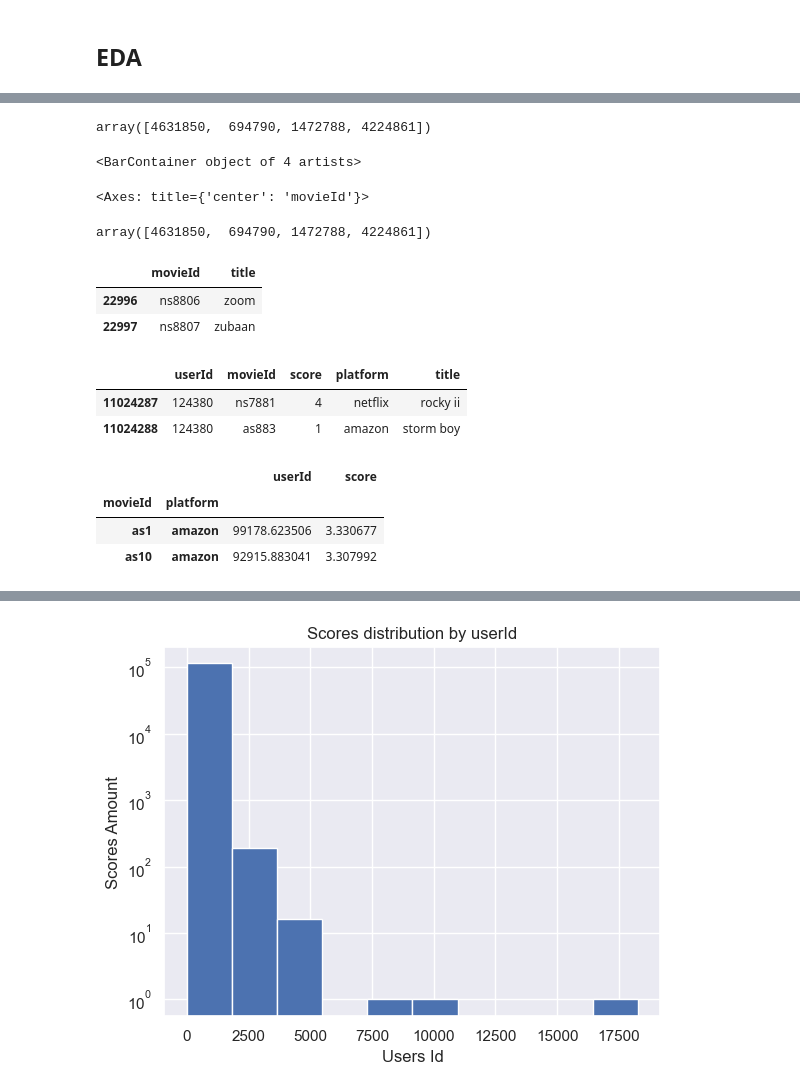
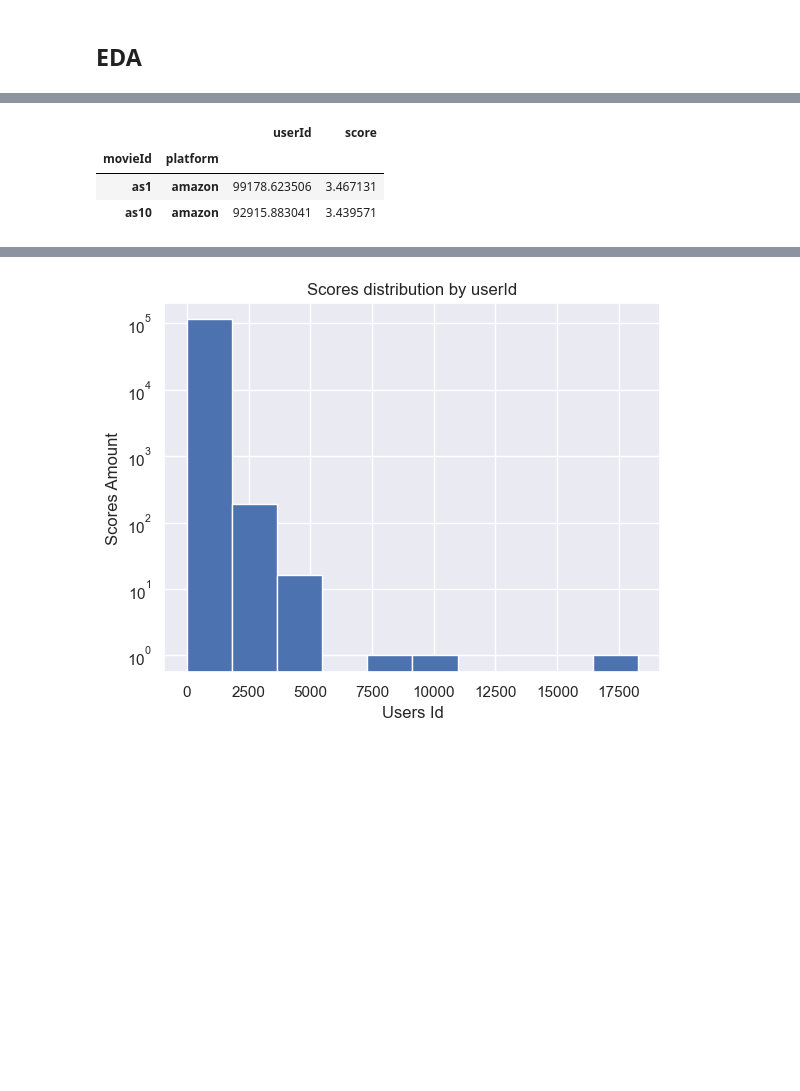
Before and after one commit to LucianoLarrea/PI_ML_OPS, a Jupyter notebook: 3-EDA.ipynb, the cells around one changed output, grey strips where cells are left out. Drawn from its saved outputs; the diff is of its cells as text; code cells hidden in the pictures; blank space fills up the shorter version.

```diff
--- a/3-EDA.ipynb
+++ b/3-EDA.ipynb
@@ -7,9 +8,10 @@ import seaborn as sns
 sns.set()
 import pandas as pd
 # %%
-# Importa los datasets de score y titles
+# Importa los datasets de score, titles y all
 score = pd.read_parquet('processed_data/score.parquet')
 titles = pd.read_parquet('processed_data/titles.parquet')
 S = pd.read_parquet('processed_data/S.parquet')
+all = pd.read_parquet('processed_data/all.parquet')
 # %%
 print(score.shape)
@@ -68,56 +81,14 @@ plt.show()
-# %%
-titles_p['movieId'].values
-# %% [output]
-array([4631850,  694790, 1472788, 4224861])
-# %%
-# Make a random dataset:
-height = [4631850,  694790, 1472788, 4224861]
-bars = ['amazon', 'disney', 'hulu', 'netflix']
-
-
-# Create bars
-plt.bar(bars, height)
-# %% [output]
-<BarContainer object of 4 artists>
-# %%
-sns.barplot(data=titles_p) # hue="platform"
-# %% [output]
-<Axes: title={'center': 'movieId'}>
-# %%
-moviesByP['movieId'].values
-# %% [output]
-array([4631850,  694790, 1472788, 4224861])
-# %%
-# Filtra las columnas userId, movieId y score del dataset score y las columnas id y title del dataset title.
-score = score[['userId','movieId','score','platform']]
-titles = titles[['id','title']]
-titles = titles.rename(columns={'id':'movieId'}) # Cambia el nombre para que haya coincidencia
-df_title = titles[['movieId','title']]
-df_title.tail(2)
-# %% [output]
-|  | movieId | title |
-| 22996 | ns8806 | zoom |
-| 22997 | ns8807 | zubaan |
-# %%
-# Unifica los datasets en df
-df = pd.merge(score,titles,how='left',on='movieId')
-scores_amount = len(df)-1
-df.tail(2)
-# %% [output]
-|  | userId | movieId | score | platform | title |
-| 11024287 | 124380 | ns7881 | 4 | netflix | rocky ii |
-| 11024288 | 124380 | as883 | 1 | amazon | storm boy |
 # %%
 # Score agrupado por pelicula (min = 3.3, max = 3.72)
-scoreByP = df.groupby(by=['movieId','platform']).mean()
+scoreByP = all.groupby(by=['movieId','platform']).mean()
 maxAvgScore = scoreByP['score'].max()
 minAvgScore = scoreByP['score'].min()
 scoreByP.head(2)
 # %% [output]
 |  |  | userId | score |
 | movieId | platform |  |  |
-| as1 | amazon | 99178.623506 | 3.330677 |
-| as10 | amazon | 92915.883041 | 3.307992 |
+| as1 | amazon | 99178.623506 | 3.467131 |
+| as10 | amazon | 92915.883041 | 3.439571 |
 # %%
 # Usuarios únicos 115077
 print('users:',len(score['userId'].unique()))
```
Also changed, not shown: parts of 18 cells of this notebook, 5 other files.
